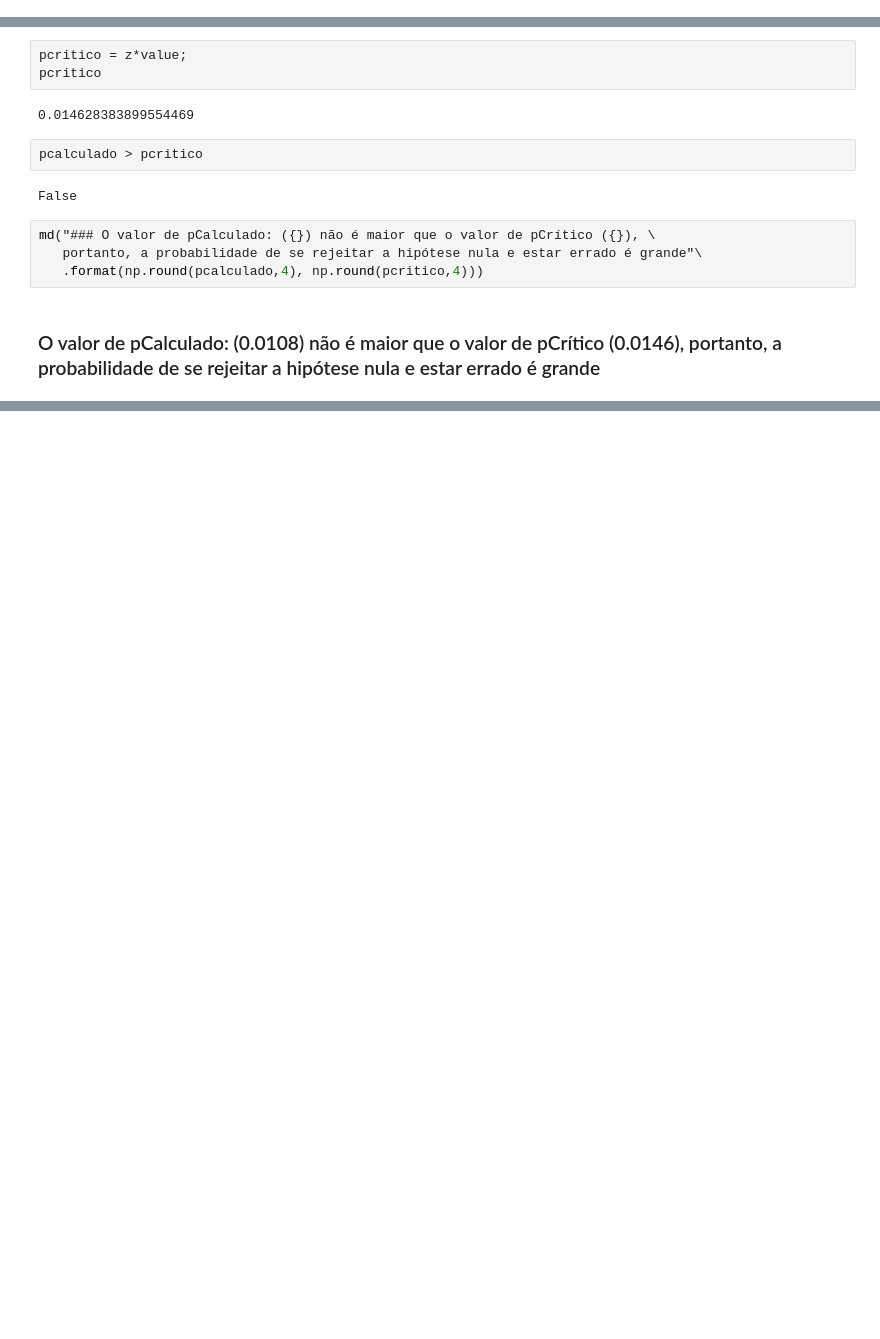
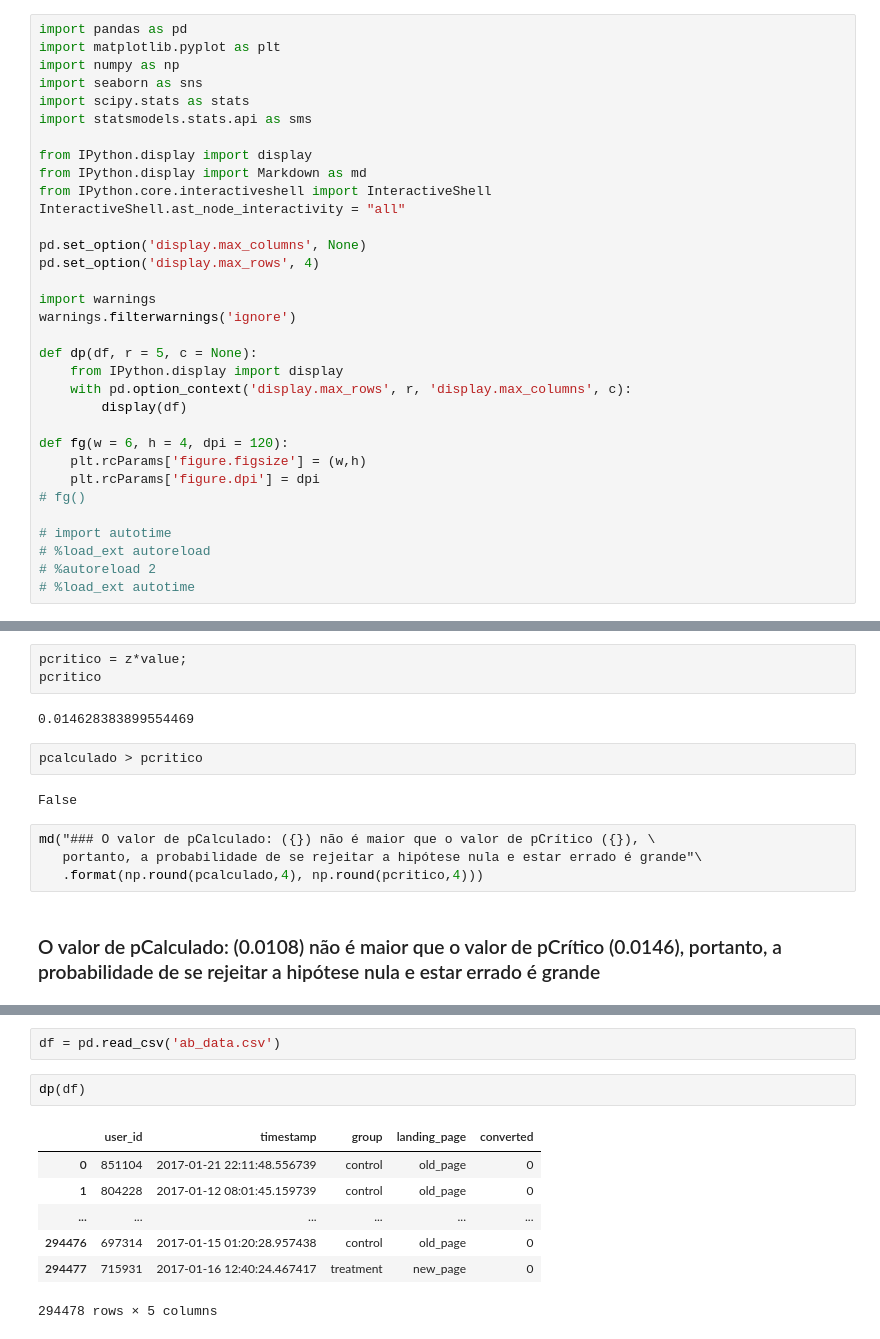
Before and after one commit to vitorpbarbosa7/Estudos_DS, a Jupyter notebook: TesteAB/TesteAB.ipynb, the cells around one changed output, grey strips where cells are left out. Cells and saved outputs as stored; diff of their text form; blank space fills up the shorter version.

```diff
--- a/TesteAB/TesteAB.ipynb
+++ b/TesteAB/TesteAB.ipynb
@@ -8,2 +1,35 @@ from IPython.display import Markdown as md
+# %%
+import pandas as pd
+import matplotlib.pyplot as plt
+import numpy as np
+import seaborn as sns
+import scipy.stats as stats
+import statsmodels.stats.api as sms
+
+from IPython.display import display
+from IPython.display import Markdown as md
+from IPython.core.interactiveshell import InteractiveShell
+InteractiveShell.ast_node_interactivity = "all"
+
+pd.set_option('display.max_columns', None)
+pd.set_option('display.max_rows', 4)
+
+import warnings
+warnings.filterwarnings('ignore')
+
+def dp(df, r = 5, c = None):
+    from IPython.display import display
+    with pd.option_context('display.max_rows', r, 'display.max_columns', c):
+        display(df)
+
+def fg(w = 6, h = 4, dpi = 120):
+    plt.rcParams['figure.figsize'] = (w,h)
+    plt.rcParams['figure.dpi'] = dpi
+# fg()
+
+# import autotime
+# %load_ext autoreload
+# %autoreload 2
+# %load_ext autotime
 # %% [markdown]
 # Teste AB manual
@@ -66,0 +145,12 @@ md("### O valor de pCalculado: ({}) não é maior que o valor de pCrítico ({}),
+# %%
+df = pd.read_csv('ab_data.csv')
+# %%
+dp(df)
+# %% [output]
+|  | user_id | timestamp | group | landing_page | converted |
+| 0 | 851104 | 2017-01-21 22:11:48.556739 | control | old_page | 0 |
+| 1 | 804228 | 2017-01-12 08:01:45.159739 | control | old_page | 0 |
+| ... | ... | ... | ... | ... | ... |
+| 294476 | 697314 | 2017-01-15 01:20:28.957438 | control | old_page | 0 |
+| 294477 | 715931 | 2017-01-16 12:40:24.467417 | treatment | new_page | 0 |
+294478 rows × 5 columns
```
Also changed, not shown: parts of 50 cells of this notebook, 2 other files.
